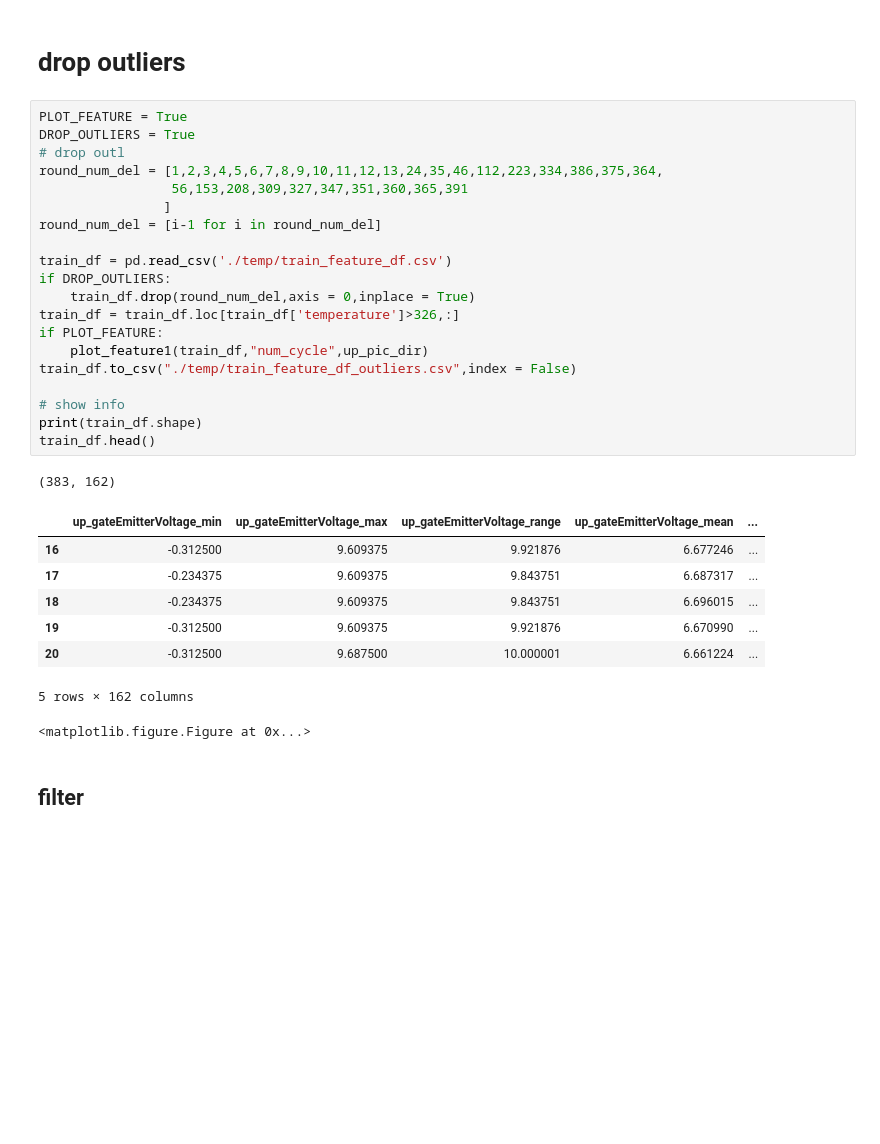
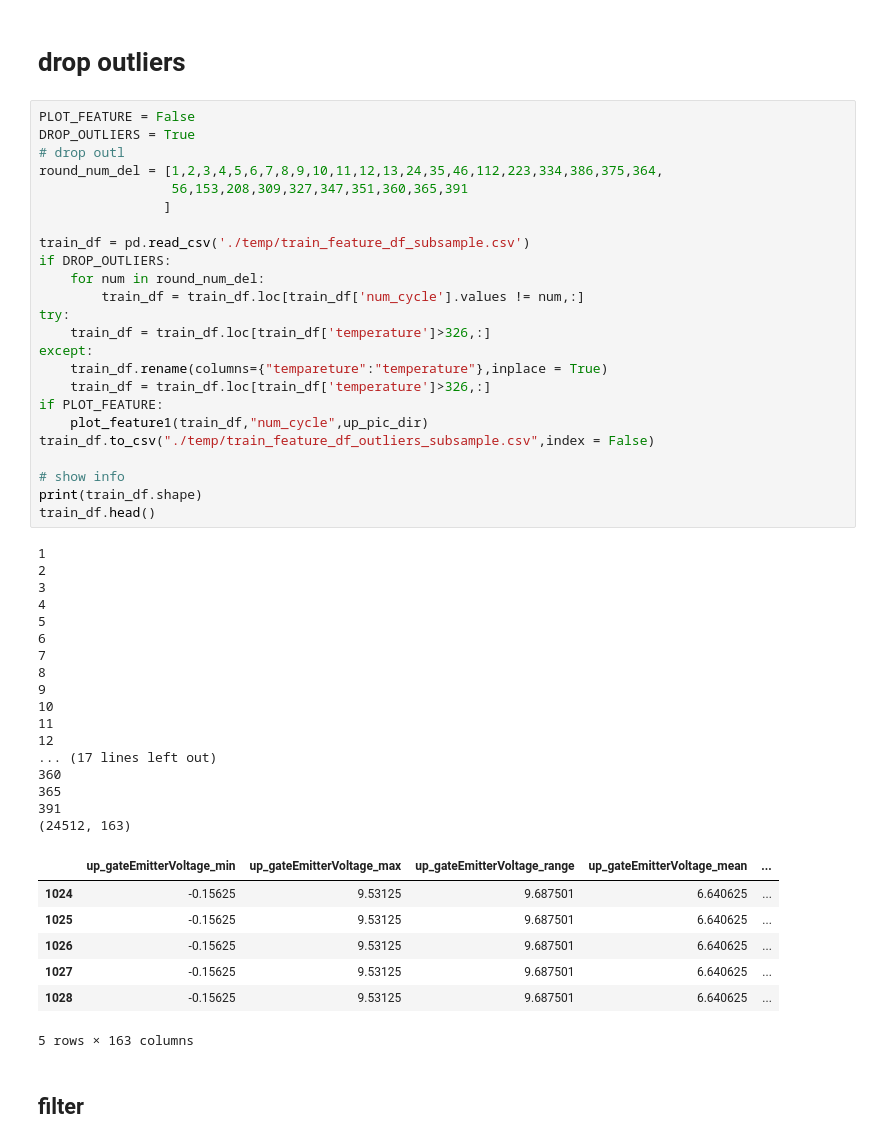
Before and after one commit to gejianwnen/IGBT_NASA, a Jupyter notebook: baseline.ipynb, the cells around one changed output. Drawn from its saved outputs; the diff is of its cells as text; blank space fills up the shorter version.

```diff
--- a/baseline.ipynb
+++ b/baseline.ipynb
@@ -190,35 +196,54 @@ train_df.head()
 # %% [markdown]
 # drop outliers
 # %%
-PLOT_FEATURE = True
+PLOT_FEATURE = False
 DROP_OUTLIERS = True
 # drop outl
 round_num_del = [1,2,3,4,5,6,7,8,9,10,11,12,13,24,35,46,112,223,334,386,375,364,
                  56,153,208,309,327,347,351,360,365,391
                 ]
-round_num_del = [i-1 for i in round_num_del]
 
-train_df = pd.read_csv('./temp/train_feature_df.csv')
+train_df = pd.read_csv('./temp/train_feature_df_subsample.csv')
 if DROP_OUTLIERS:
-    train_df.drop(round_num_del,axis = 0,inplace = True)
-train_df = train_df.loc[train_df['temperature']>326,:]
+    for num in round_num_del:
+        train_df = train_df.loc[train_df['num_cycle'].values != num,:]
+try:
+    train_df = train_df.loc[train_df['temperature']>326,:]
+except:
+    train_df.rename(columns={"tempareture":"temperature"},inplace = True)
+    train_df = train_df.loc[train_df['temperature']>326,:]
 if PLOT_FEATURE:
     plot_feature1(train_df,"num_cycle",up_pic_dir)
-train_df.to_csv("./temp/train_feature_df_outliers.csv",index = False)
+train_df.to_csv("./temp/train_feature_df_outliers_subsample.csv",index = False)
 
 # show info
 print(train_df.shape)
 train_df.head()
 # %% [output]
-(383, 162)
+1
+2
+3
+4
+5
+6
+7
+8
+9
+10
+11
+12
+... (17 lines left out)
+360
+365
+391
+(24512, 163)
 |  | up_gateEmitterVoltage_min | up_gateEmitterVoltage_max | up_gateEmitterVoltage_range | up_gateEmitterVoltage_mean | ... |
-| 16 | -0.312500 | 9.609375 | 9.921876 | 6.677246 | ... |
-| 17 | -0.234375 | 9.609375 | 9.843751 | 6.687317 | ... |
-| 18 | -0.234375 | 9.609375 | 9.843751 | 6.696015 | ... |
-| 19 | -0.312500 | 9.609375 | 9.921876 | 6.670990 | ... |
-| 20 | -0.312500 | 9.687500 | 10.000001 | 6.661224 | ... |
+| 1024 | -0.15625 | 9.53125 | 9.687501 | 6.640625 | ... |
+| 1025 | -0.15625 | 9.53125 | 9.687501 | 6.640625 | ... |
+| 1026 | -0.15625 | 9.53125 | 9.687501 | 6.640625 | ... |
+| 1027 | -0.15625 | 9.53125 | 9.687501 | 6.640625 | ... |
+| 1028 | -0.15625 | 9.53125 | 9.687501 | 6.640625 | ... |
-5 rows × 162 columns
+5 rows × 163 columns
-<matplotlib.figure.Figure at 0x...>
 # %% [markdown]
 ## filter
 # %%
```
Also changed, not shown: parts of 14 cells of this notebook, 3 other files.
